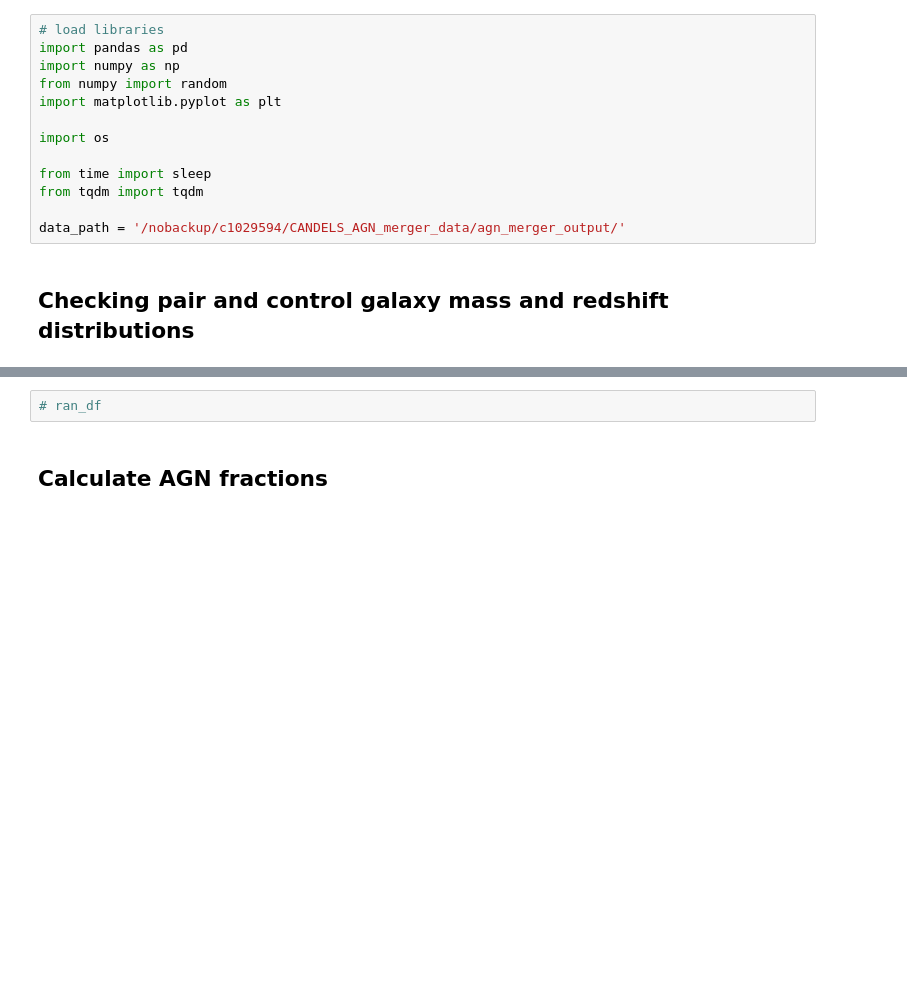
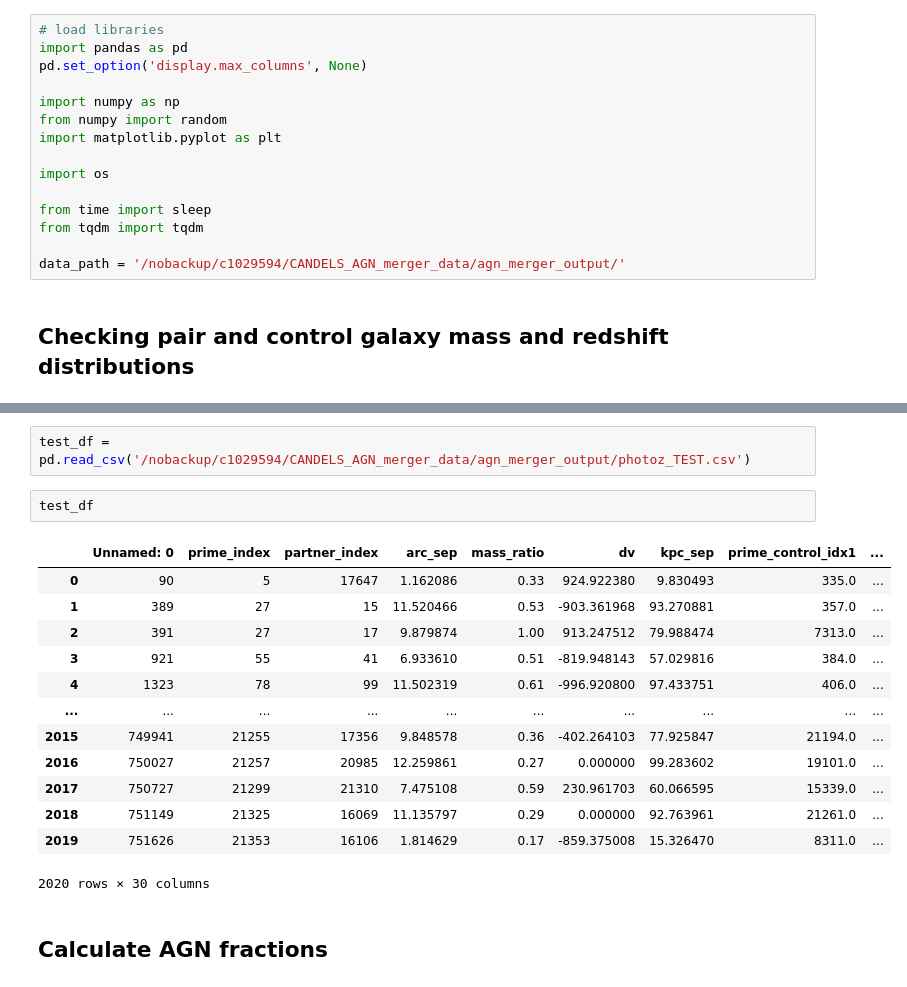
Before and after one commit to sldough21/pair-conv-misc, a Jupyter notebook: am_analysis.ipynb, the cells around one changed output, grey strips where cells are left out. Cells and saved outputs as stored; diff of their text form; blank space fills up the shorter version.

Commit message:
some slight changes to help with debugging agn_merger.py

```diff
--- a/am_analysis.ipynb
+++ b/am_analysis.ipynb
@@ -9,6 +9,8 @@
 # %%
 # load libraries
 import pandas as pd
+pd.set_option('display.max_columns', None)
+
 import numpy as np
 from numpy import random
 import matplotlib.pyplot as plt
@@ -63,5 +68,21 @@ for file_idx in idx:
 # %%
-# ran_df
+test_df = pd.read_csv('/nobackup/c1029594/CANDELS_AGN_merger_data/agn_merger_output/photoz_TEST.csv')
+# %%
+test_df
+# %% [output]
+|  | Unnamed: 0 | prime_index | partner_index | arc_sep | mass_ratio | dv | kpc_sep | prime_control_idx1 | ... |
+| 0 | 90 | 5 | 17647 | 1.162086 | 0.33 | 924.922380 | 9.830493 | 335.0 | ... |
+| 1 | 389 | 27 | 15 | 11.520466 | 0.53 | -903.361968 | 93.270881 | 357.0 | ... |
+| 2 | 391 | 27 | 17 | 9.879874 | 1.00 | 913.247512 | 79.988474 | 7313.0 | ... |
+| 3 | 921 | 55 | 41 | 6.933610 | 0.51 | -819.948143 | 57.029816 | 384.0 | ... |
+| 4 | 1323 | 78 | 99 | 11.502319 | 0.61 | -996.920800 | 97.433751 | 406.0 | ... |
+| ... | ... | ... | ... | ... | ... | ... | ... | ... | ... |
+| 2015 | 749941 | 21255 | 17356 | 9.848578 | 0.36 | -402.264103 | 77.925847 | 21194.0 | ... |
+| 2016 | 750027 | 21257 | 20985 | 12.259861 | 0.27 | 0.000000 | 99.283602 | 19101.0 | ... |
+| 2017 | 750727 | 21299 | 21310 | 7.475108 | 0.59 | 230.961703 | 60.066595 | 15339.0 | ... |
+| 2018 | 751149 | 21325 | 16069 | 11.135797 | 0.29 | 0.000000 | 92.763961 | 21261.0 | ... |
+| 2019 | 751626 | 21353 | 16106 | 1.814629 | 0.17 | -859.375008 | 15.326470 | 8311.0 | ... |
+2020 rows × 30 columns
 # %% [markdown]
 ## Calculate AGN fractions
 # %%
```
Also changed, not shown: parts of 2 cells of this notebook.
